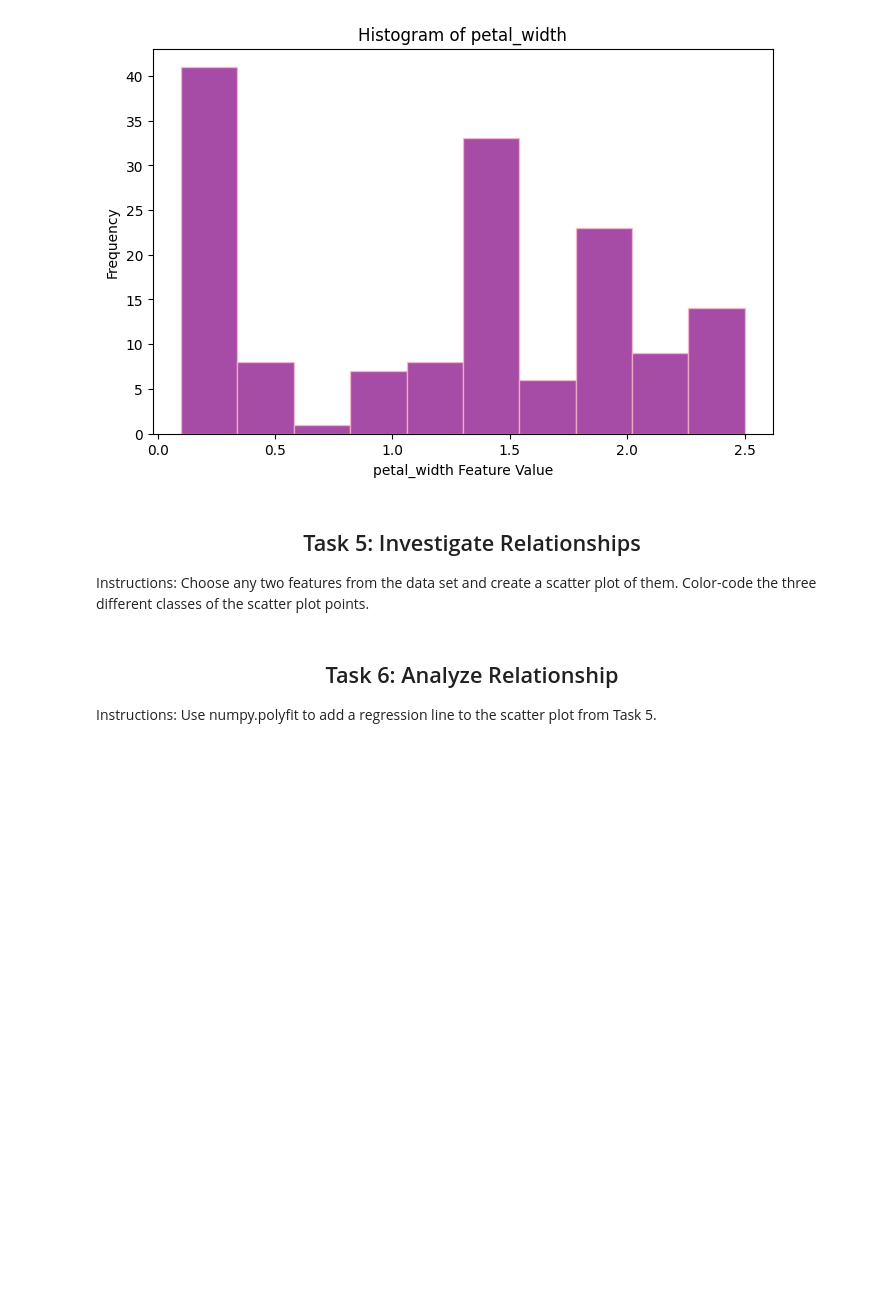
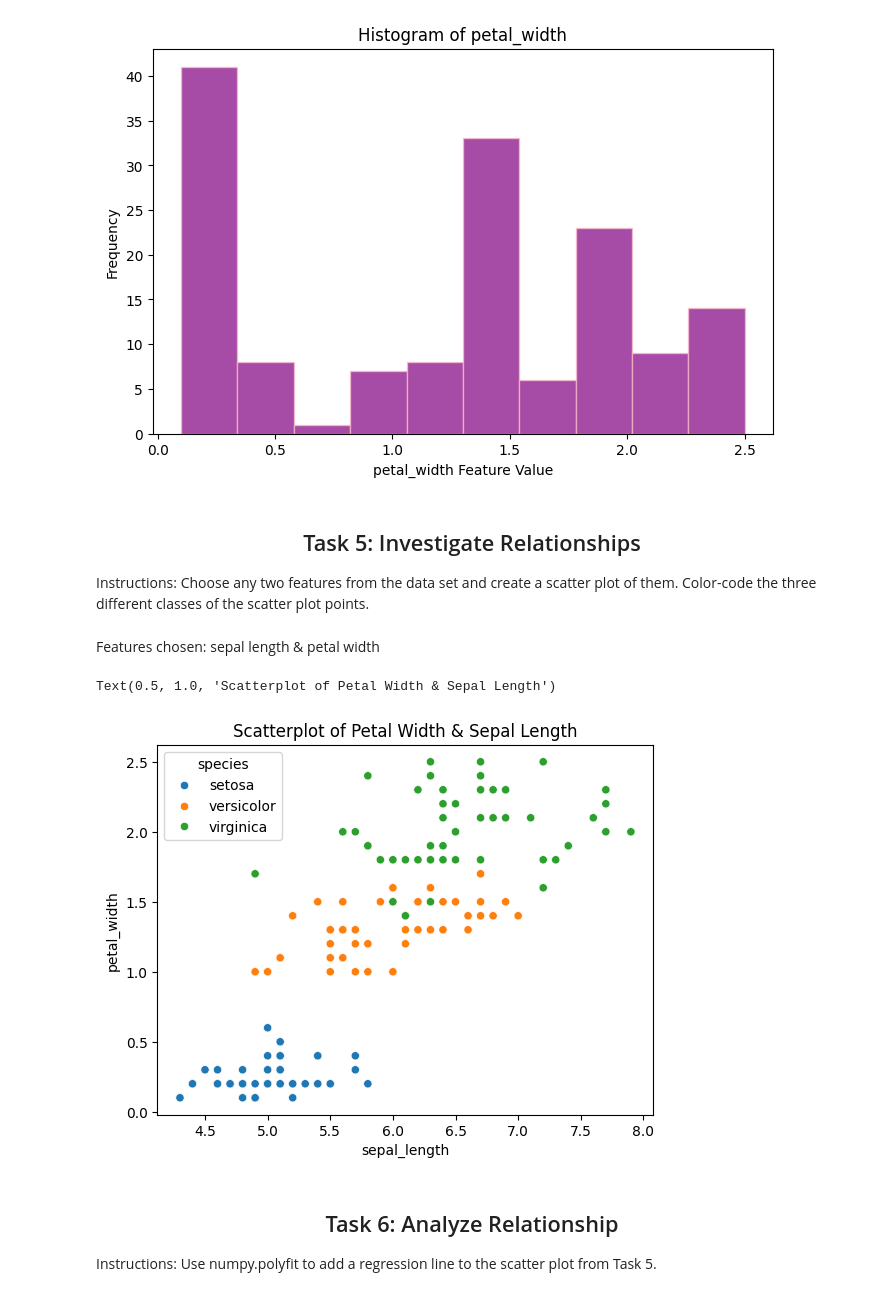
Before and after one commit to NibnabCodes/principles_of_data_analytics, a Jupyter notebook: tasks.ipynb, the cells around one changed output. Cells and saved outputs as stored; diff of their text form; code cells hidden in the pictures; blank space fills up the shorter version.

```diff
--- a/tasks.ipynb
+++ b/tasks.ipynb
@@ -672,6 +669,37 @@ Text(0.5, 1.0, 'Histogram of petal_width')
 
 Instructions: Choose any two features from the data set and create a scatter plot of them.
 Color-code the three different classes of the scatter plot points.
+# %% [markdown]
+Features chosen: sepal length & petal width
+# %%
+# 1. Import & run seaborn, matplotlib & pandas
+import matplotlib.pyplot as plt
+import seaborn as sns
+import pandas as pd
+
+# 2. Load dataset as csv
+iris = pd.read_csv("https://gist.githubusercontent.com/curran/a08a1080b88344b0c8a7/raw/0e7a9b0a5d22642a06d3d5b9bcbad9890c8ee534/iris.csv")
+
+# You can also convert the species labels to numberical labels using sklearn.preprocessing.LabelEncoder()
+# Example:
+# from sklearn import preprocessing
+# le = preprocessing.LabelEncoder()
+# iris.species = le.fit_transform(iris.species)
+
+
+# Plot scatterplot using seaborn
+sns.scatterplot(data=iris, x='sepal_length',
+                y='petal_width', hue='species')
+
+# Add title:
+plt.title("Scatterplot of Petal Width & Sepal Length")
+
+# plt.plot() - not needed in Jupyter
+
+# Source: https://www.geeksforgeeks.org/create-a-scatter-plot-using-sepal-length-and-petal_width-to-separate-the-species-classes-using-scikit-learn/
+# %% [output]
+Text(0.5, 1.0, 'Scatterplot of Petal Width & Sepal Length')
+[figure, added]
 # %% [markdown]
 <h2 align="center">Task 6: Analyze Relationship</h2>
 
```
Also changed, not shown: parts of 4 cells of this notebook.
